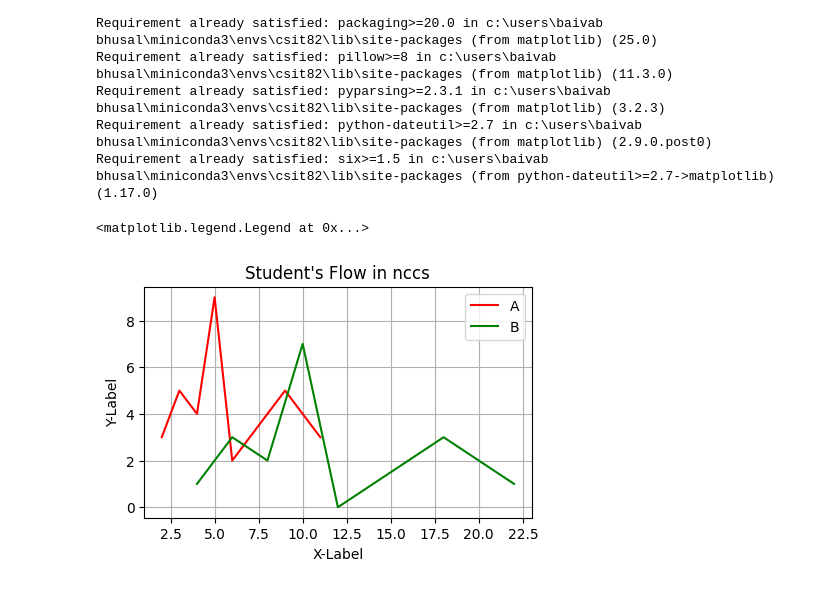
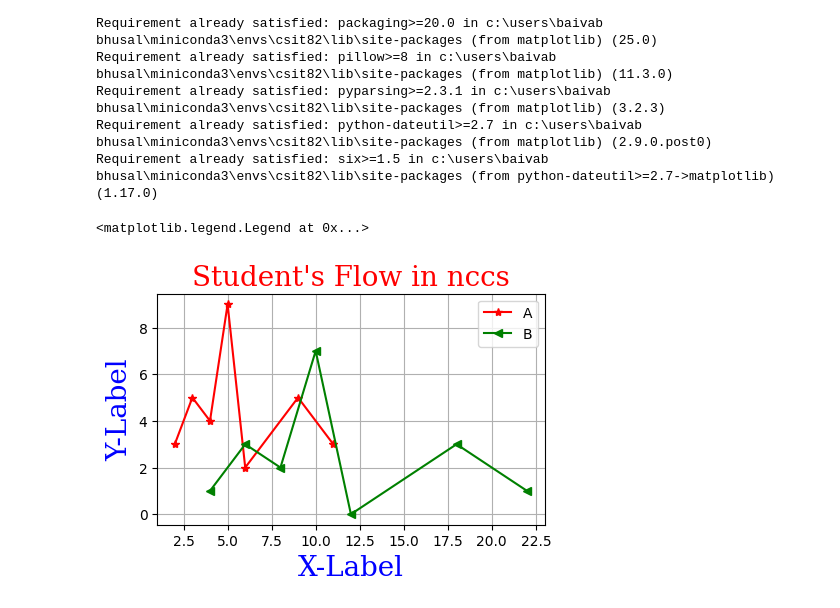
Before and after one commit to baivabbhusal/Python_class_Nccs, a Jupyter notebook: 19.matplotlib.ipynb, the cells around one changed output. Drawn from its saved outputs; the diff is of its cells as text; code cells hidden in the pictures.

```diff
--- a/19.matplotlib.ipynb
+++ b/19.matplotlib.ipynb
@@ -18,17 +18,18 @@ import numpy as np
 # %%
 # can use list/tuple/numpy array/pandas series
 x=np.array([2,3,4,5,6,9,11])
 y=np.array([3,5,4,9,2,5,3])
-title_font={"family":"serif",}
+title_font={"family":"serif","color":"red","size":20}
+label_font={"family":"serif","color":"blue","size":20}
 plt.figure(figsize=(5,3)) #figsize=(width,height)
-plt.plot(x,y,color="red",label='A')
-plt.plot(x*2,y-2,color="green",label='B')
-plt.title("Student's Flow in nccs")
-plt.xlabel("X-Label")
-plt.ylabel("Y-Label")
+plt.plot(x,y,color="red",label='A',marker='*')
+plt.plot(x*2,y-2,color="green",label='B',marker='<')
+plt.title("Student's Flow in nccs",fontdict=title_font)
+plt.xlabel("X-Label",fontdict=label_font)
+plt.ylabel("Y-Label",fontdict=label_font)
 #plt.grid(axis='x') for vertical line only
 plt.grid() #or plt.grid(axis='both)
 plt.legend() #for specifying line
 # %% [output]
 <matplotlib.legend.Legend at 0x...>
-[figure, old version]
+[figure, new version]
```
Also changed, not shown: parts of 5 cells of this notebook.
